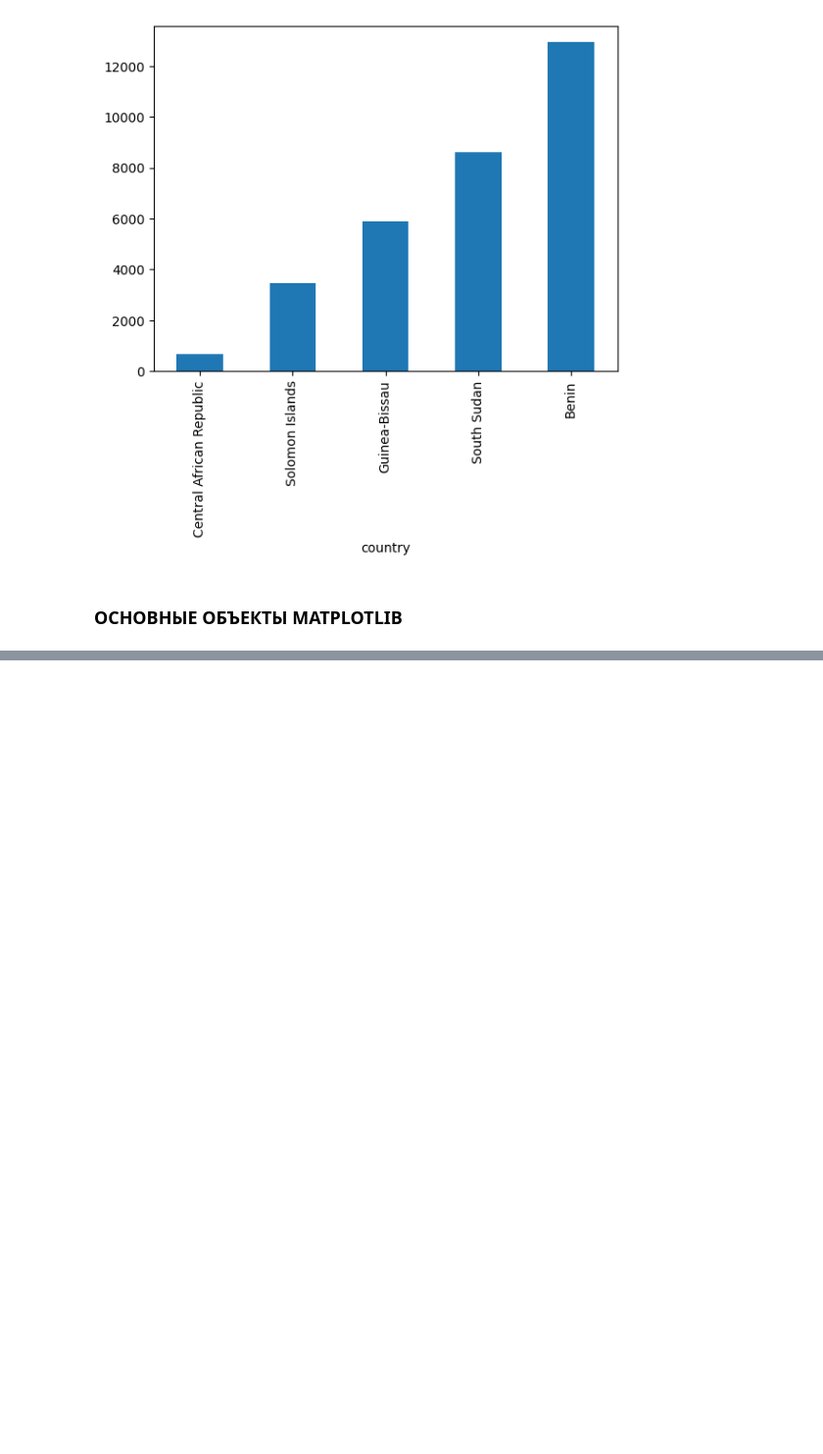
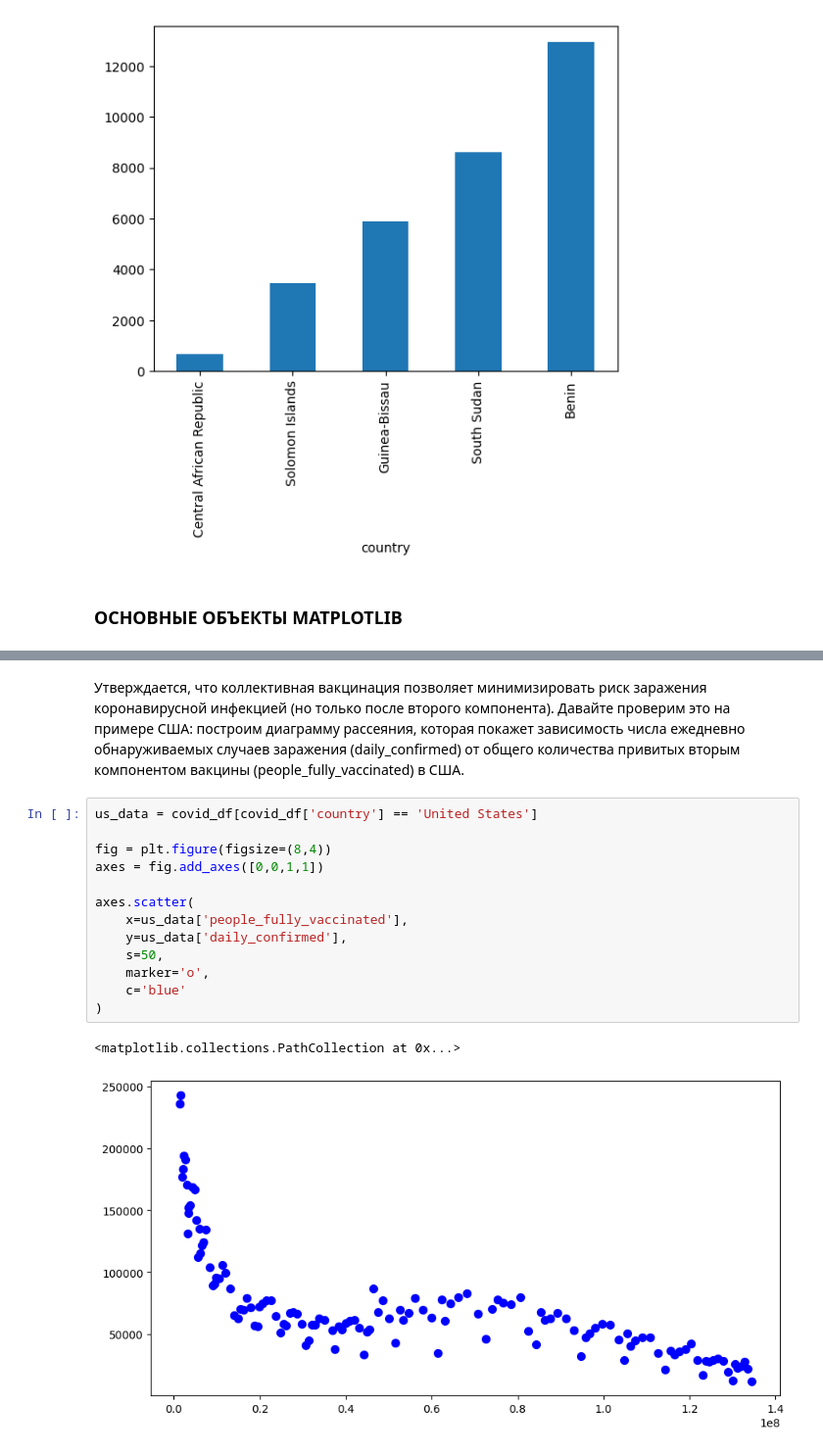
Before and after one commit to stas-as/sf_data_science, a Jupyter notebook: Конспекты/13_Pandas_Визуализация данных/ipynb.chekpoin/5_matplotlib.ipynb, the cells around one changed output, grey strips where cells are left out. Shown at 98% size. Cells and saved outputs as stored; diff of their text form; blank space fills up the shorter version.

```diff
--- a/Конспекты/13_Pandas_Визуализация данных/ipynb.chekpoin/5_matplotlib.ipynb
+++ b/Конспекты/13_Pandas_Визуализация данных/ipynb.chekpoin/5_matplotlib.ipynb
@@ -152,0 +187,18 @@ covid_df.groupby('country')['total_vaccinations'].last().nsmallest(5).plot(kind=
+# %% [markdown]
+Утверждается, что коллективная вакцинация позволяет минимизировать риск заражения коронавирусной инфекцией (но только после второго компонента). Давайте проверим это на примере США: построим диаграмму рассеяния, которая покажет зависимость числа ежедневно обнаруживаемых случаев заражения (daily_confirmed) от общего количества привитых вторым компонентом вакцины (people_fully_vaccinated) в США.
+# %%
+us_data = covid_df[covid_df['country'] == 'United States']
+
+fig = plt.figure(figsize=(8,4))
+axes = fig.add_axes([0,0,1,1])
+
+axes.scatter(
+    x=us_data['people_fully_vaccinated'],
+    y=us_data['daily_confirmed'],
+    s=50,
+    marker='o',
+    c='blue'
+)
+# %% [output]
+<matplotlib.collections.PathCollection at 0x...>
+[figure, added]
```
Also changed, not shown: parts of 15 cells of this notebook, 2 other files.
